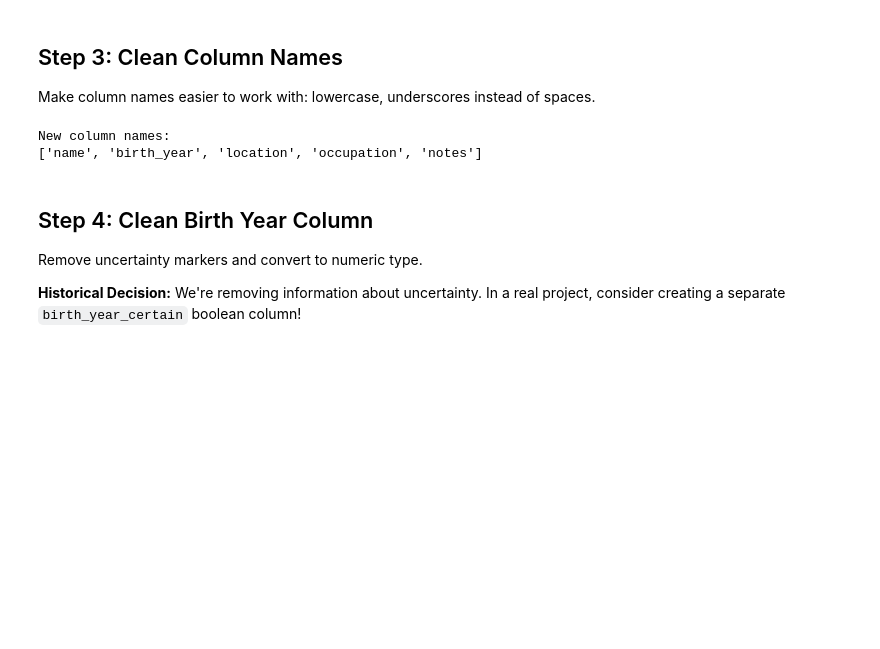
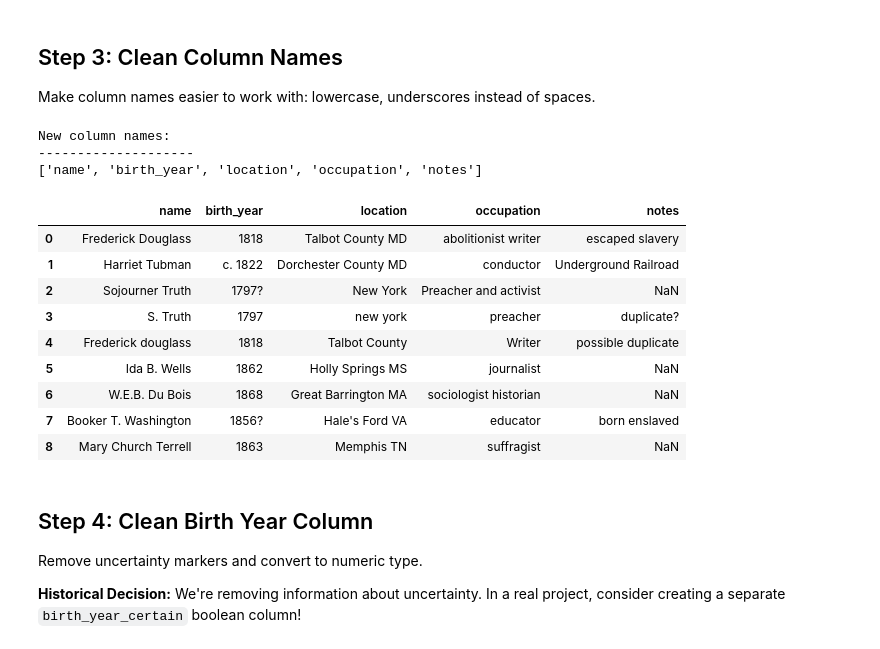
Before and after one commit to bds134/hist501d-coursework-template, a Jupyter notebook: hands-on/week-03-pandas-demo.ipynb, the cells around one changed output. Drawn from its saved outputs; the diff is of its cells as text; code cells hidden in the pictures; blank space fills up the shorter version.

```diff
--- a/hands-on/week-03-pandas-demo.ipynb
+++ b/hands-on/week-03-pandas-demo.ipynb
@@ -86,8 +93,23 @@ Column 'Name' has leading or trailing whitespace.
 See https://pandas.pydata.org/docs/user_guide/migration-3-strings.html#string-migration-select-dtypes for details on how to write code that works with pandas 2 and 3.
   for col in df.select_dtypes(include=['object']).columns:
 # %%
-# remove whitespace from column Name; also count the number of affected rows
+# show the rows with whitespace issues in the Name column
+print(f"Rows with whitespace issues in '{col}' column:")
+print(df[df['Name'].str.contains(r'^\s+|\s+$', na=False)])
+
+# Count affected rows before cleaning
 affected_rows = df['Name'].str.contains(r'^\s+|\s+$', na=False).sum()
+
+# Remove whitespace
+df['Name'] = df['Name'].str.strip()
+
+# Verify removal
+if not df['Name'].str.contains(r'^\s+|\s+$', na=False).any():
+    print(f"Whitespace successfully removed from 'Name' column. Affected rows: {affected_rows}")
+else:
+    print(f"Some whitespace may still remain in 'Name' column.")
+affected_rows = df['Name'].str.contains(r'^\s+|\s+$', na=False).sum()
+# show the df before and after the change
 df['Name'] = df['Name'].str.strip()
 # Verify removal
 if not df['Name'].str.contains(r'^\s+|\s+$', na=False).any():
@@ -151,11 +215,30 @@ Make column names easier to work with: lowercase, underscores instead of spaces.
 # Clean column names programmatically
 df.columns = df.columns.str.lower().str.replace(' ', '_')
 
-print("New column names:")
+# df.columns is used to access the column names of the DataFrame
+# The str.lower() method is applied to convert all column names to lowercase, ensuring consistency and avoiding issues with case sensitivity when referencing columns later in the code.
+# The str.replace(' ', '_') method is used to replace any spaces in the column names with underscores, which is a common practice in programming to create more readable and consistent column names. This
+
+print("New column names:\n--------------------")
 print(df.columns.tolist())
 # %% [output]
 New column names:
+--------------------
 ['name', 'birth_year', 'location', 'occupation', 'notes']
+# %%
+# let's see the df again
+df
+# %% [output]
+|  | name | birth_year | location | occupation | notes |
+| 0 | Frederick Douglass | 1818 | Talbot County MD | abolitionist writer | escaped slavery |
+| 1 | Harriet Tubman | c. 1822 | Dorchester County MD | conductor | Underground Railroad |
+| 2 | Sojourner Truth | 1797? | New York | Preacher and activist | NaN |
+| 3 | S. Truth | 1797 | new york | preacher | duplicate? |
+| 4 | Frederick douglass | 1818 | Talbot County | Writer | possible duplicate |
+| 5 | Ida B. Wells | 1862 | Holly Springs MS | journalist | NaN |
+| 6 | W.E.B. Du Bois | 1868 | Great Barrington MA | sociologist historian | NaN |
+| 7 | Booker T. Washington | 1856? | Hale's Ford VA | educator | born enslaved |
+| 8 | Mary Church Terrell | 1863 | Memphis TN | suffragist | NaN |
 # %% [markdown]
 ## Step 4: Clean Birth Year Column
 
```
Also changed, not shown: parts of 24 cells of this notebook.
